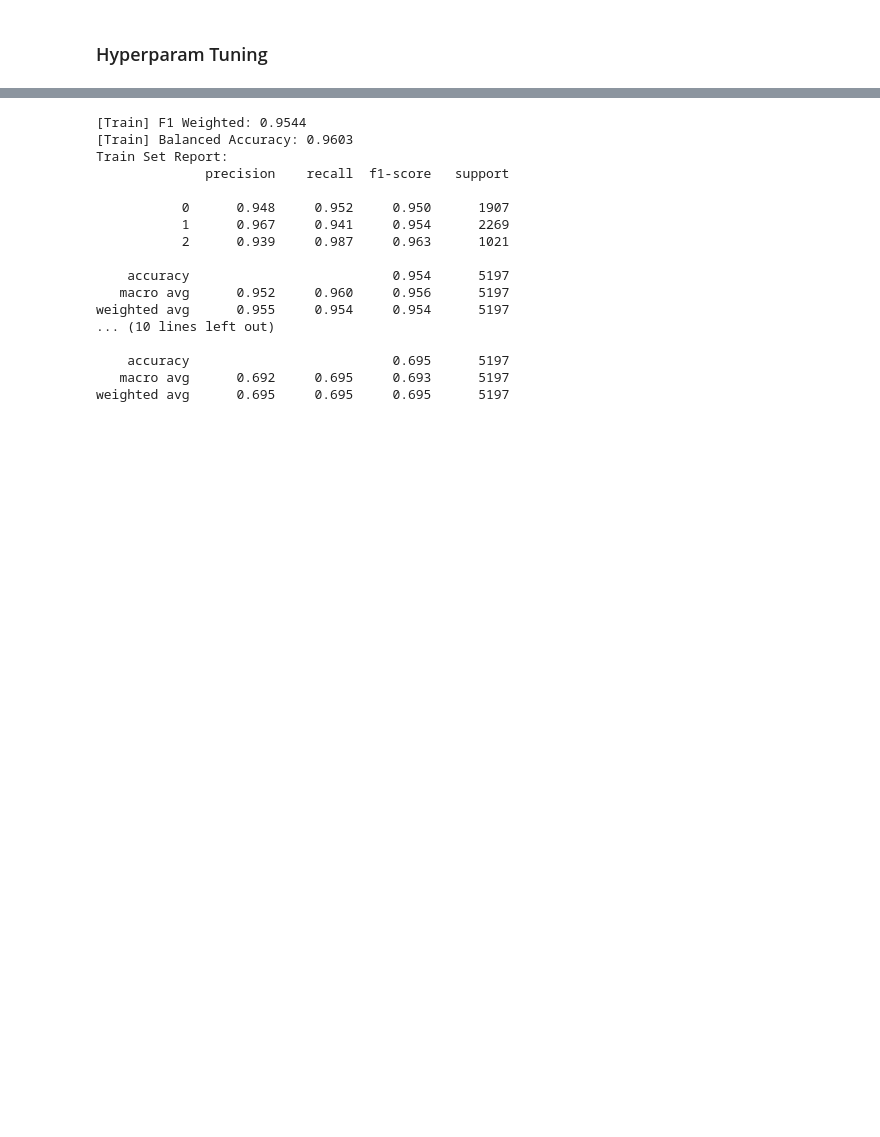
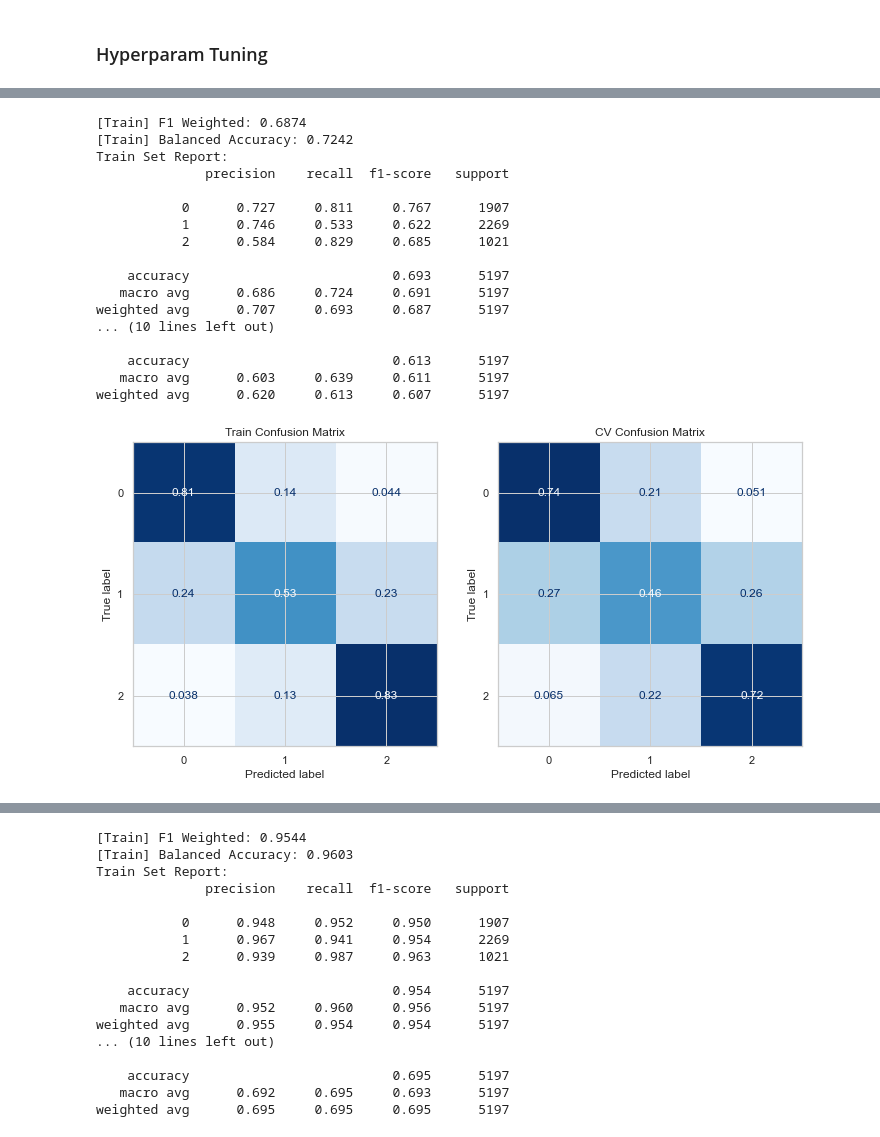
Before and after one commit to roma-glushko/kaggle-wine-quality, a Jupyter notebook: model.ipynb, the cells around one changed output, grey strips where cells are left out. Saved outputs shown, nothing was run; the diff lists cells and outputs as text; code cells hidden in the pictures; blank space fills up the shorter version.

```diff
--- a/model.ipynb
+++ b/model.ipynb
@@ -464,0 +534,48 @@ param_searcher = GridSearchCV(
+# %%
+score_classification_model(psvm_pipeline, X_train, y_train);
+
+## [Train] F1 Weighted: 0.5476, Balanced Accuracy: 0.5654
+## [CV] F1 Weighted: 0.5225 (0.0097), Balanced Accuracy: 0.5395 (0.0134)
+# kernel='poly',
+# degree=2,
+# class_weight='balanced'
+
+## [Train] F1 Weighted: 0.5979, Balanced Accuracy: 0.6337
+## [CV] F1 Weighted: 0.5807 (0.0036), Balanced Accuracy: 0.6147 (0.0090)
+# kernel='poly',
+# degree=2,
+# coef0=1,
+# class_weight='balanced'
+
+## [Train] F1 Weighted: 0.6323, Balanced Accuracy: 0.6724
+## [CV] F1 Weighted: 0.5865 (0.0068), Balanced Accuracy: 0.6264 (0.0127)
+# kernel='poly',
+# degree=3,
+# coef0=1,
+# class_weight='balanced'
+
+## [Train] F1 Weighted: 0.6874, Balanced Accuracy: 0.7242
+## [CV] F1 Weighted: 0.6072 (0.0154), Balanced Accuracy: 0.6388 (0.0167)
+# kernel='poly',
+# degree=4,
+# coef0=1,
+# class_weight='balanced'
+# %% [output]
+[Train] F1 Weighted: 0.6874
+[Train] Balanced Accuracy: 0.7242
+Train Set Report:
+              precision    recall  f1-score   support
+
+           0      0.727     0.811     0.767      1907
+           1      0.746     0.533     0.622      2269
+           2      0.584     0.829     0.685      1021
+
+    accuracy                          0.693      5197
+   macro avg      0.686     0.724     0.691      5197
+weighted avg      0.707     0.693     0.687      5197
+... (10 lines left out)
+
+    accuracy                          0.613      5197
+   macro avg      0.603     0.639     0.611      5197
+weighted avg      0.620     0.613     0.607      5197
+[figure, added]
```
Also changed, not shown: parts of 25 cells of this notebook.
